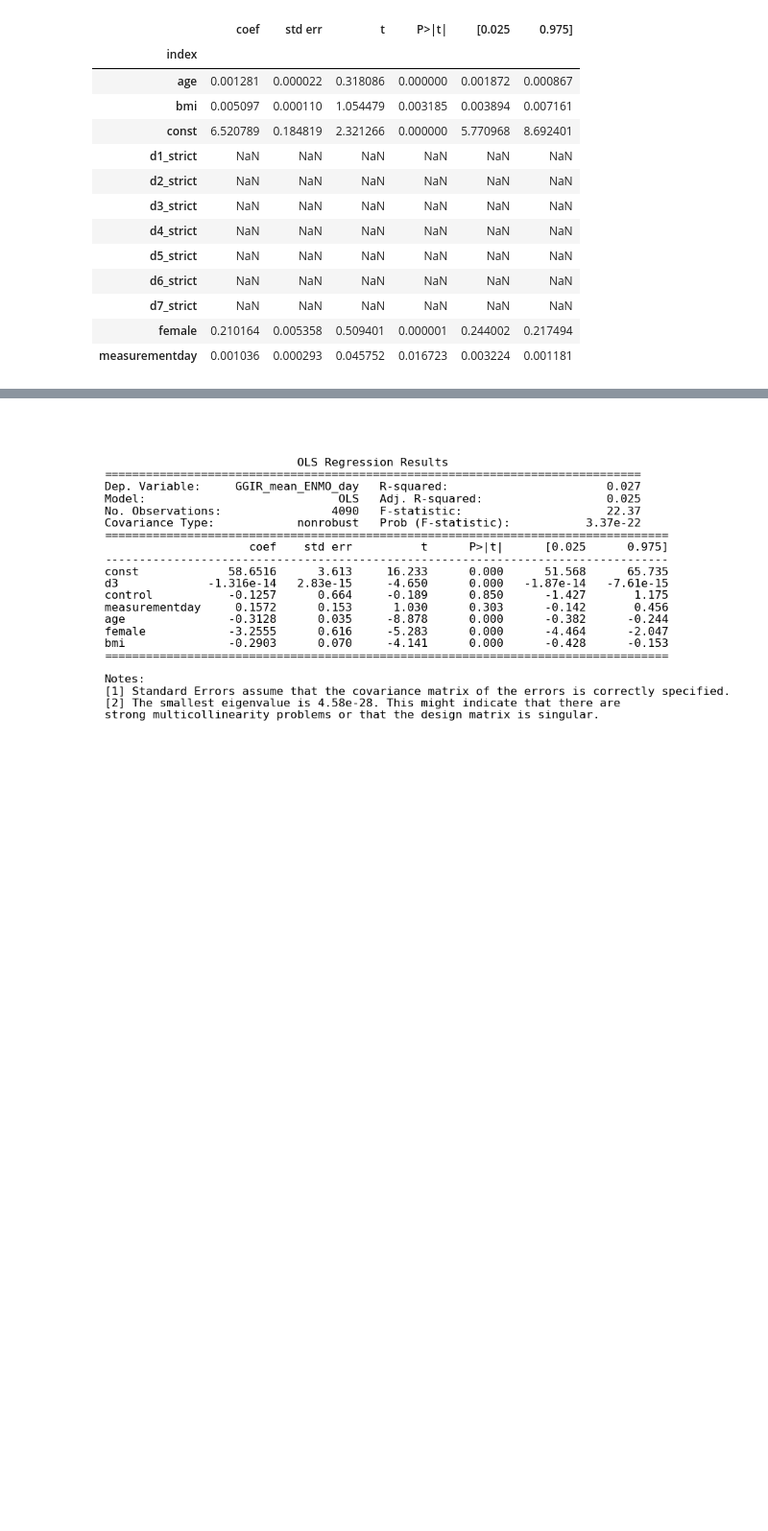
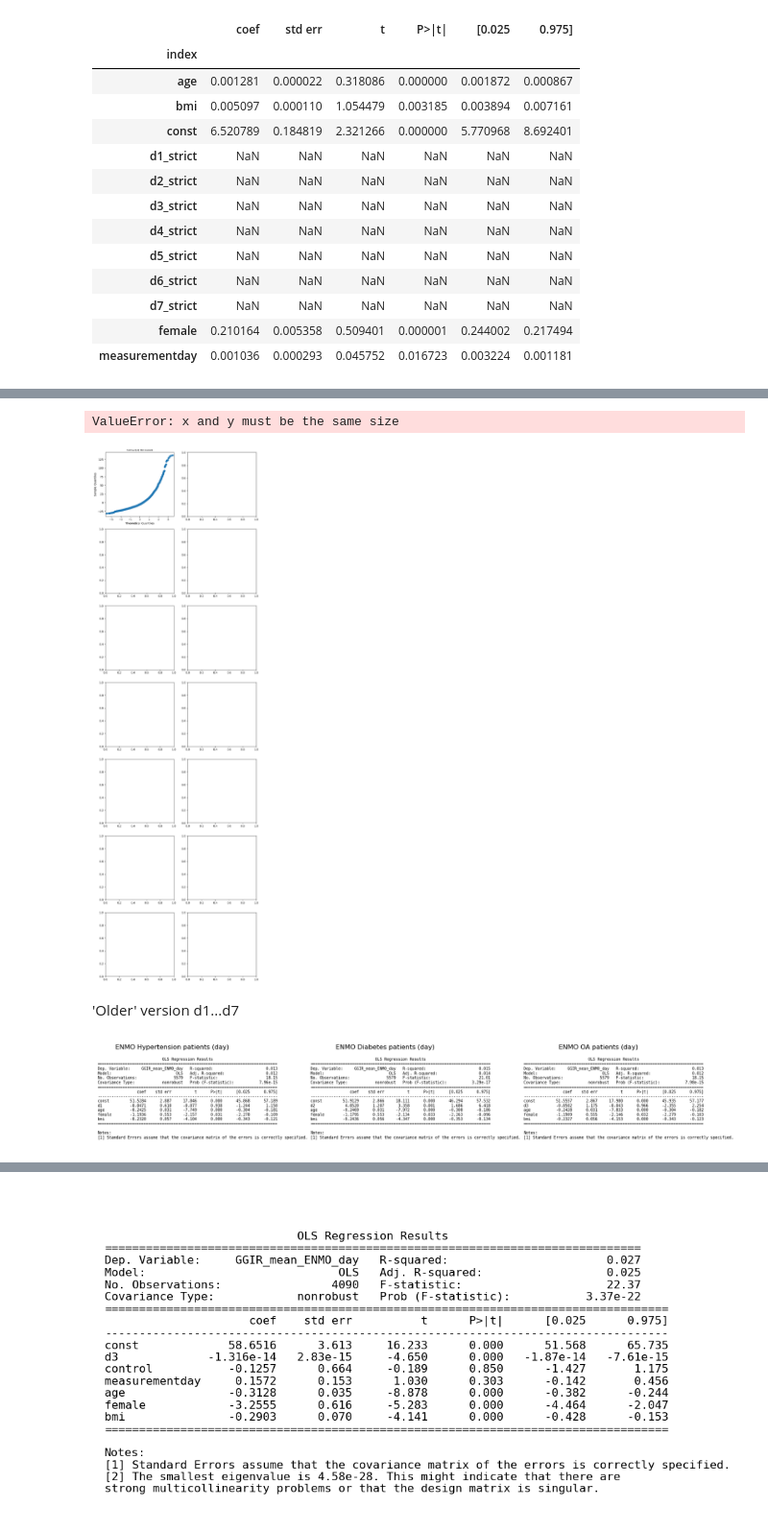
Before and after one commit to mjoeli/csb_project, a Jupyter notebook: regression_day.ipynb, the cells around one changed output, grey strips where cells are left out. Shown at 96% size. Cells and saved outputs as stored; diff of their text form; code cells hidden in the pictures; blank space fills up the shorter version.

```diff
--- a/regression_day.ipynb
+++ b/regression_day.ipynb
@@ -263,5 +226,0 @@ Notes:
-# %%
-residuals = model.resid
-sm.qqplot(residuals)
-plt.title("Normal Q-Q Plot")
-plt.show()
@@ -308,0 +258,47 @@ plt.plot(YVar, [0]*len(YVar))
+# %%
+fig, ax = plt.subplots(7,2, figsize=(10,35))
+for i, m in enumerate(model_dict):
+    residuals = m.resid
+    sm.qqplot(residuals, ax=ax[i,0])
+    ax[i,0].set_title(f"Normal Q-Q Plot model{i+1}",fontsize=8)
+
+    ax[i,1].scatter(_df['GGIR_mean_ENMO_day'], residuals)
+plt.show()
+
+'''
+    ax[i,1].set_xlabel("ENMO")
+    ax[i,1].set_ylabel("model residuals")
+    ax[i,1].set_title(f"Checking for homoscedasticity in model {i+1}")
+    ax[i,1].plot(_df["GGIR_mean_ENMO_day"], [0]*len(_df["GGIR_mean_ENMO_day"]))
+'''
+# %% [output]
+ValueError: x and y must be the same size
+[figure, added]
+# %% [markdown]
+'Older' version d1...d7
+# %%
+group = ["Hypertension", "Diabetes", "OA"]
+
+YVar = df["GGIR_mean_ENMO_day"]
+
+XVar1 = df[["d1", "age", "female", "bmi"]]
+XVar1 = sm.add_constant(XVar1)
+models = [sm.OLS(YVar, XVar1).fit()]
+
+XVar2 = df[["d2", "age", "female", "bmi"]]
+XVar2 = sm.add_constant(XVar2)
+models.append(sm.OLS(YVar, XVar2).fit())
+
+XVar3 = df[["d3", "age", "female", "bmi"]]
+XVar3 = sm.add_constant(XVar3)
+models.append(sm.OLS(YVar, XVar3).fit())
+
+fig, ax = plt.subplots(nrows=1, ncols=3, figsize=(19, 3))
+for i in [0,1,2]:
+    ax[i].text(0.01, 0.05, str(models[i].summary(slim=True)), {'fontsize': 7}, fontproperties = 'monospace')
+    ax[i].set_title(f"ENMO {group[i]} patients (day)")
+    ax[i].set_axis_off()
+fig.subplots_adjust(wspace=.4)
+#plt.savefig(f'{dir_plots} Reg_ENMO_day (d1-d3)')
+# %% [output]
+[figure, added]
```
Also changed, not shown: parts of 35 cells of this notebook.
